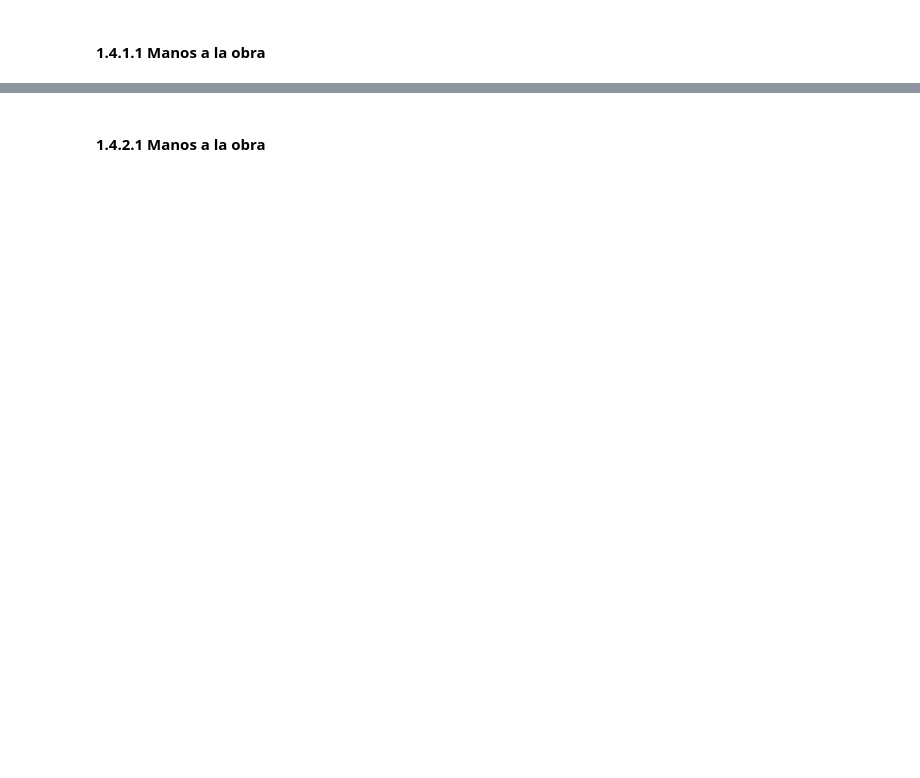
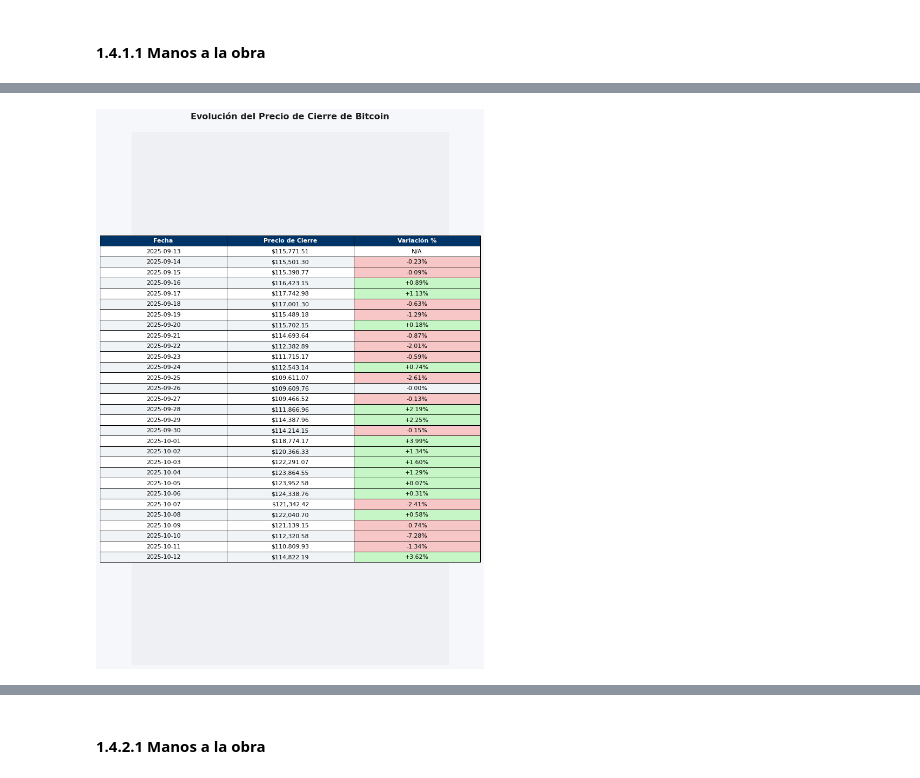
Before and after one commit to Judival30/TeachBook_MMAF_ECO_lib, a Jupyter notebook: book/seccion_1/MMAF_actividad_1.ipynb, the cells around one changed output, grey strips where cells are left out. Saved outputs shown, nothing was run; the diff lists cells and outputs as text; code cells hidden in the pictures; blank space fills up the shorter version.

```diff
--- a/book/seccion_1/MMAF_actividad_1.ipynb
+++ b/book/seccion_1/MMAF_actividad_1.ipynb
@@ -110,0 +130,4 @@ Tambíen encontraron que en otro parque el porcentaje de supervivencia es de 40%
+# %%
+cp.mostrar_tabla_bitcoin(datos)
+# %% [output]
+[figure, added]
```
Also changed, not shown: parts of 28 cells of this notebook.
